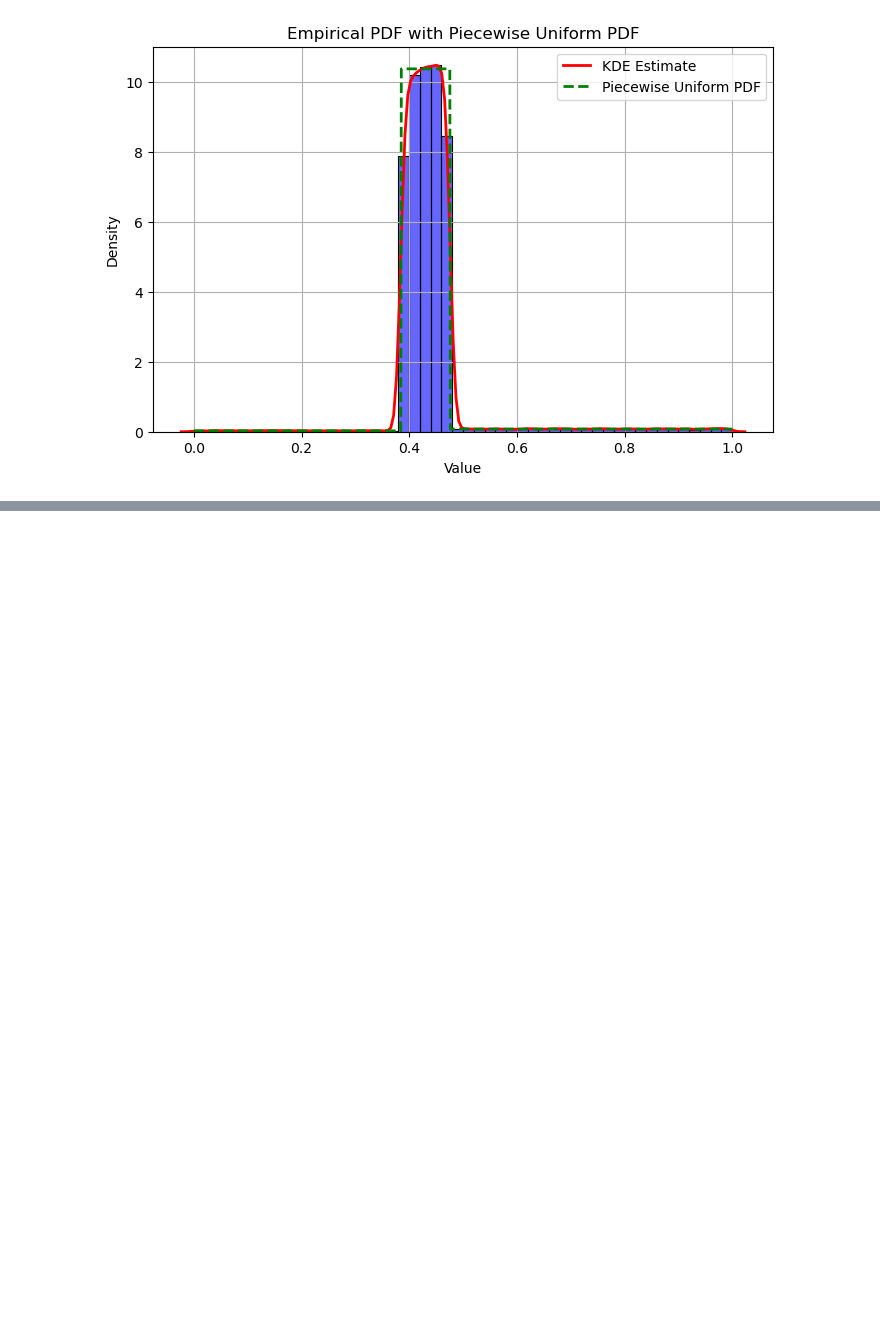
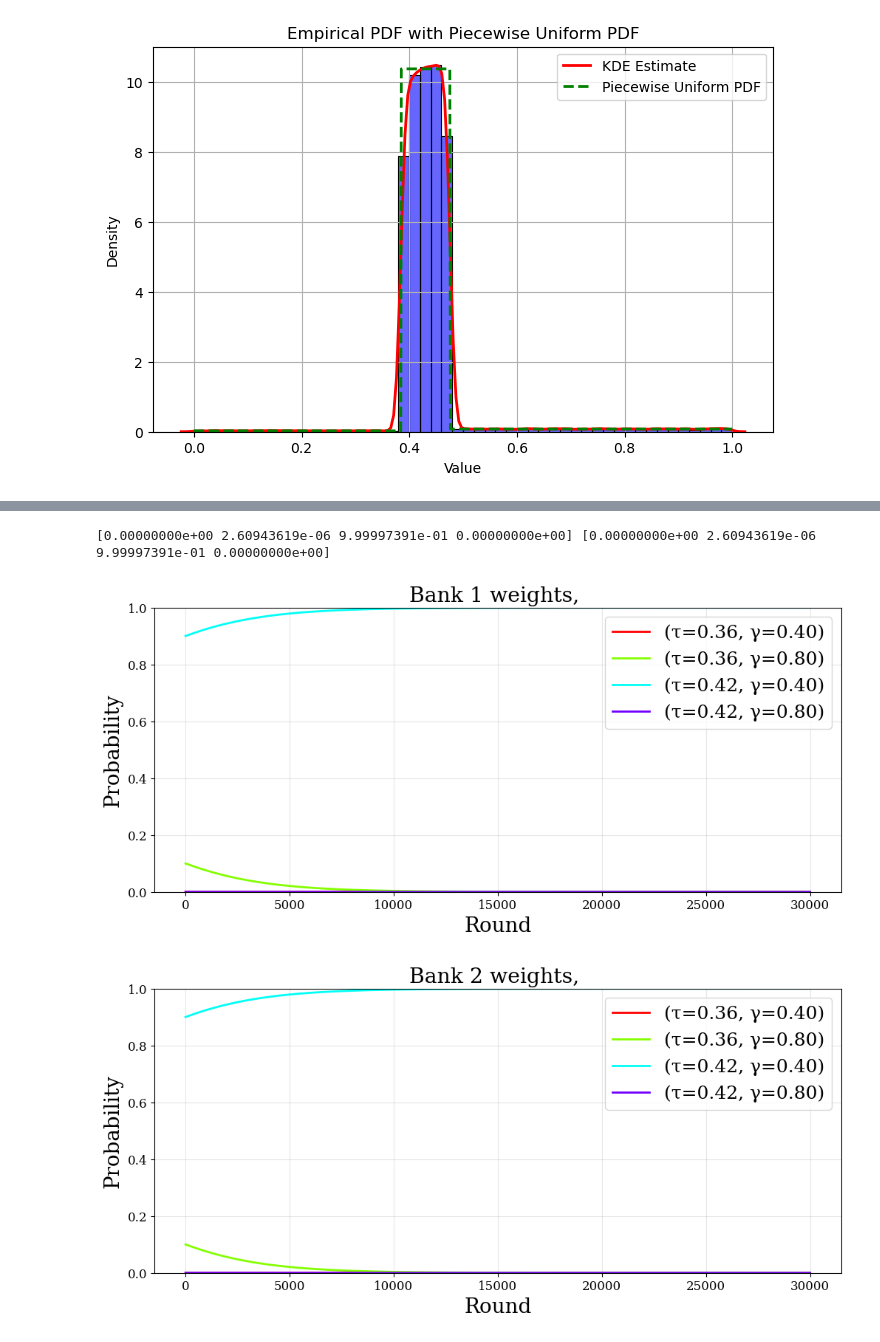
Before and after one commit to krishnacharya/bankgame, a Jupyter notebook: notebooks/Game_2gammas_DynamicsCurves_4epsiloncases.ipynb, the cells around one changed output, grey strips where cells are left out. Drawn from its saved outputs; the diff is of its cells as text; code cells hidden in the pictures; blank space fills up the shorter version.

```diff
--- a/notebooks/Game_2gammas_DynamicsCurves_4epsiloncases.ipynb
+++ b/notebooks/Game_2gammas_DynamicsCurves_4epsiloncases.ipynb
@@ -580,0 +528,9 @@ plot_game_probability2((b1,b2,gammas,taus), save_dir, figsize=(12, 5), file_pref
+# %%
+# init close to the NE which has all weight on action 2 (tau_l, gamma_h)
+
+p_a = np.array([0., 0.9, 0.1, 0.])
+p_b = np.array([0., 0.9, 0.1, 0.])
+
+b1,b2,gammas,taus = gtm.run_hedge(T=T, p_b1=p_a, p_b2=p_b, eta=eta)
+print(b1[-1], b2[-1])
+plot_game_probability2((b1,b2,gammas,taus), save_dir, figsize=(12, 5), file_prefix='')
@@ -580,0 +541,11 @@ plot_game_probability2((b1,b2,gammas,taus), save_dir, figsize=(12, 5), file_pref
+# %%
+# init close to the NE which has all weight on action 3 (tau_h, gamma_l)
+p_a = np.array([0, 0.1, 0.9, 0.])
+p_b = np.array([0, 0.1, 0.9, 0.])
+b1,b2,gammas,taus = gtm.run_hedge(T=T, p_b1=p_a, p_b2=p_b, eta=eta)
+print(b1[-1], b2[-1])
+plot_game_probability2((b1,b2,gammas,taus), save_dir, figsize=(12, 5), file_prefix='')
+# %% [output]
+[0.00000000e+00 2.60943619e-06 9.99997391e-01 0.00000000e+00] [0.00000000e+00 2.60943619e-06 9.99997391e-01 0.00000000e+00]
+[figure, added]
+[figure, added]
```
Also changed, not shown: parts of 20 cells of this notebook, 1 other file.
